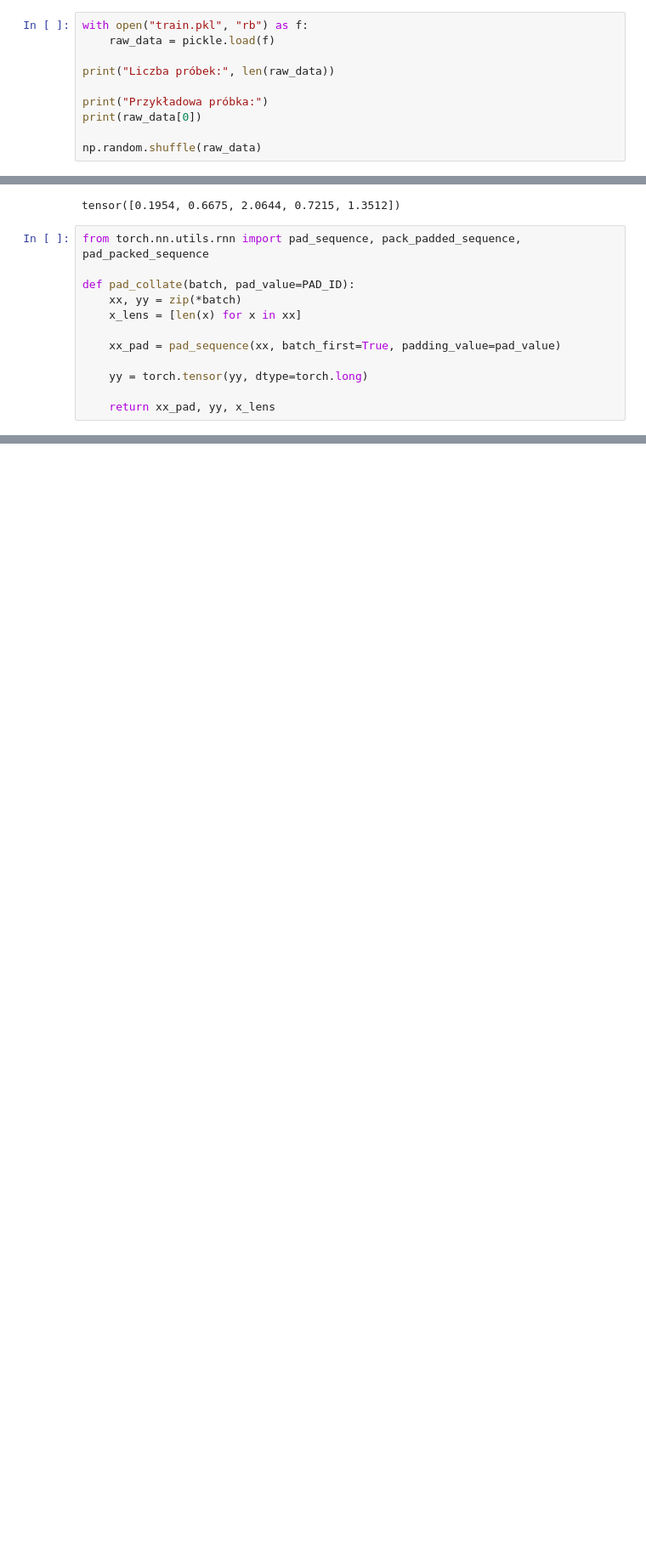
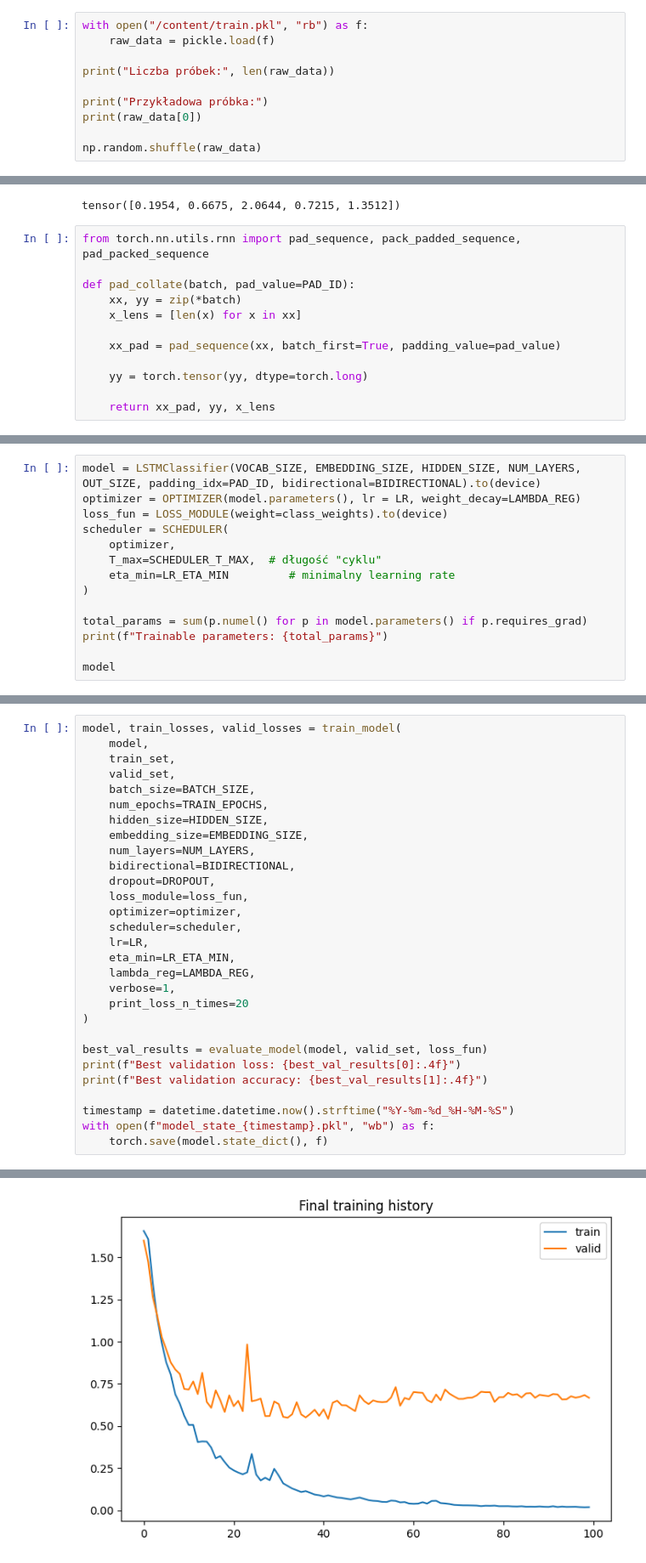
Before and after one commit to q3eq3e/Artificial-neural-networks-lab, a Jupyter notebook: cw5/solution.ipynb, the cells around one changed output, grey strips where cells are left out. Shown at 85% size. Cells and saved outputs as stored; diff of their text form; blank space fills up the shorter version.

```diff
--- a/cw5/solution.ipynb
+++ b/cw5/solution.ipynb
@@ -11,7 +33,7 @@ device = torch.device('cuda' if torch.cuda.is_available() else 'cpu')
 # %%
 rng = np.random.default_rng(73512)
 # %%
-with open("train.pkl", "rb") as f:
+with open("/content/train.pkl", "rb") as f:
     raw_data = pickle.load(f)
 
 print("Liczba próbek:", len(raw_data))
@@ -274,0 +240,14 @@ Accuracy: 0.74
+# %%
+model = LSTMClassifier(VOCAB_SIZE, EMBEDDING_SIZE, HIDDEN_SIZE, NUM_LAYERS, OUT_SIZE, padding_idx=PAD_ID, bidirectional=BIDIRECTIONAL).to(device)
+optimizer = OPTIMIZER(model.parameters(), lr = LR, weight_decay=LAMBDA_REG)
+loss_fun = LOSS_MODULE(weight=class_weights).to(device)
+scheduler = SCHEDULER(
+    optimizer,
+    T_max=SCHEDULER_T_MAX,  # długość "cyklu"
+    eta_min=LR_ETA_MIN         # minimalny learning rate
+)
+
+total_params = sum(p.numel() for p in model.parameters() if p.requires_grad)
+print(f"Trainable parameters: {total_params}")
+
+model
@@ -274,0 +417,30 @@ Accuracy: 0.74
+# %%
+model, train_losses, valid_losses = train_model(
+    model,
+    train_set,
+    valid_set,
+    batch_size=BATCH_SIZE,
+    num_epochs=TRAIN_EPOCHS,
+    hidden_size=HIDDEN_SIZE,
+    embedding_size=EMBEDDING_SIZE,
+    num_layers=NUM_LAYERS,
+    bidirectional=BIDIRECTIONAL,
+    dropout=DROPOUT,
+    loss_module=loss_fun,
+    optimizer=optimizer,
+    scheduler=scheduler,
+    lr=LR,
+    eta_min=LR_ETA_MIN,
+    lambda_reg=LAMBDA_REG,
+    verbose=1,
+    print_loss_n_times=20
+)
+
+best_val_results = evaluate_model(model, valid_set, loss_fun)
+print(f"Best validation loss: {best_val_results[0]:.4f}")
+print(f"Best validation accuracy: {best_val_results[1]:.4f}")
+
+timestamp = datetime.datetime.now().strftime("%Y-%m-%d_%H-%M-%S")
+with open(f"model_state_{timestamp}.pkl", "wb") as f:
+    torch.save(model.state_dict(), f)
+# %% [output]
@@ -274,0 +464 @@ Accuracy: 0.74
+[figure, added]
```
Also changed, not shown: parts of 19 cells of this notebook, 2 other files.
